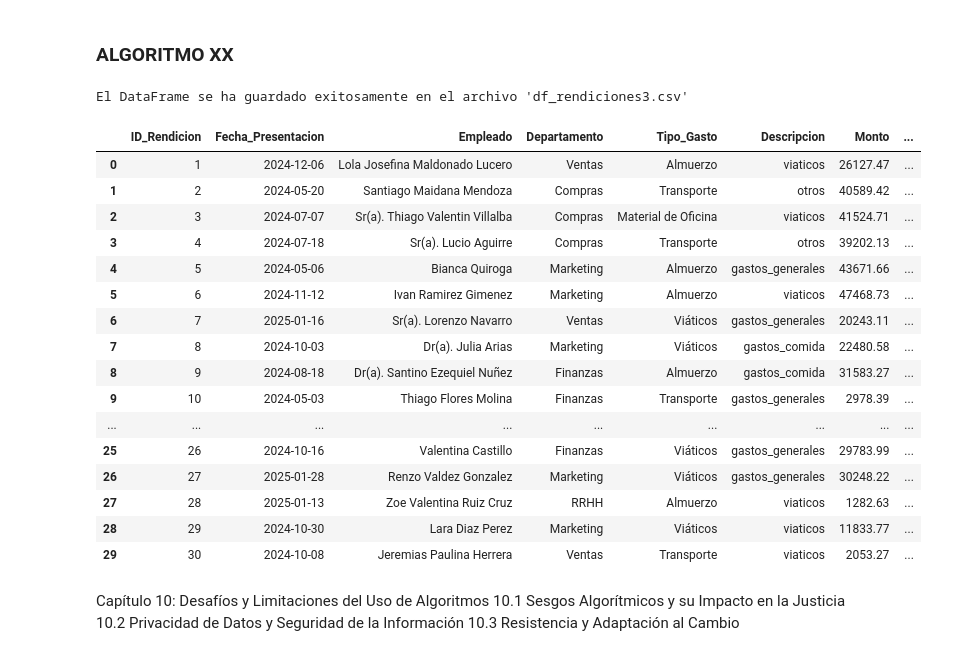
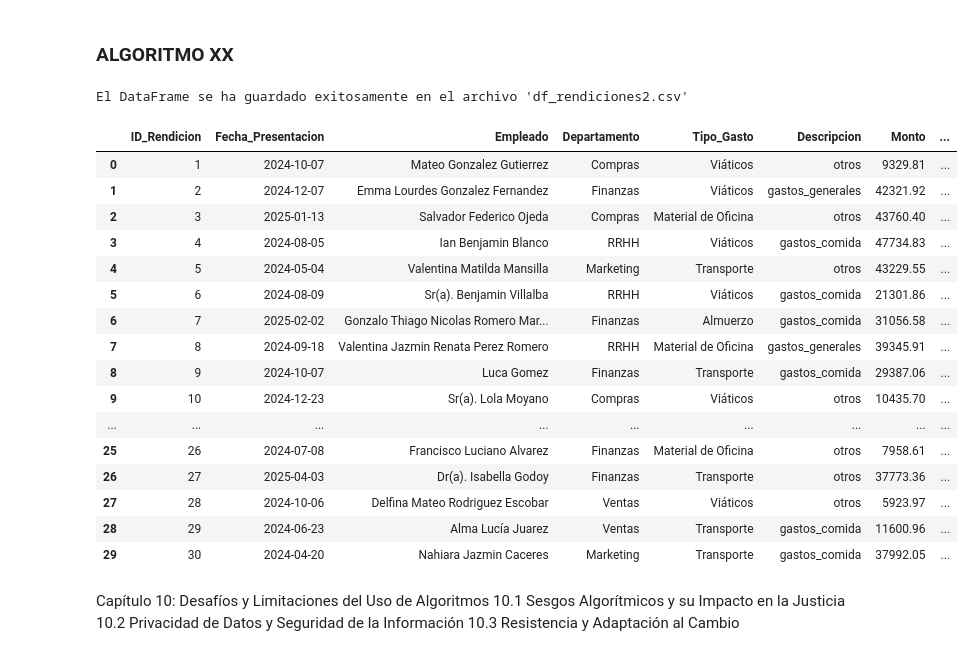
Before and after one commit to Viny2030/Libro_Algoritmos_contra_fraude_corrupcion, a Jupyter notebook: datasetlibro.ipynb, the cells around one changed output. Cells and saved outputs as stored; diff of their text form; code cells hidden in the pictures.

```diff
--- a/datasetlibro.ipynb
+++ b/datasetlibro.ipynb
@@ -1321,51 +1317,51 @@ data_rendiciones = {
     'ID_Rendicion': range(1, num_rendiciones + 1),
     'Fecha_Presentacion': pd.to_datetime([fake.date_between(start_date='-365d', end_date='today') for _ in range(num_rendiciones)]),
     'Empleado': [fake.name() for _ in range(num_rendiciones)],
     'Departamento': [random.choice(['Ventas', 'Marketing', 'Compras', 'RRHH', 'Finanzas']) for _ in range(num_rendiciones)],
     'Tipo_Gasto': [random.choice(['Viáticos', 'Material de Oficina', 'Almuerzo', 'Transporte', 'Otros']) for _ in range(num_rendiciones)],
     'Descripcion': [fake.random_element(elements=('gastos_generales', 'viaticos', 'gastos_comida', 'otros')) for _ in range(num_rendiciones)], #Correción aquí
     'Monto': np.random.uniform(1000, 50000, num_rendiciones).round(2),
     'Justificante_Adjunto': random.choices(['Sí', 'No'], weights=[0.8, 0.2], k=num_rendiciones),
     'Estado_Aprobacion': [random.choice(['Aprobado', 'Pendiente', 'Rechazado']) for _ in range(num_rendiciones)],
     'Es_Sospechoso': np.zeros(num_rendiciones, dtype=int)
 }
 
 df_rendiciones = pd.DataFrame(data_rendiciones)
 
 # Función para marcar como sospechoso si el estado de aprobación es "Rechazado"
 def marcar_sospechoso(row):
     if row['Estado_Aprobacion'] == 'Rechazado':
         return 1
     else:
         return 0
 
 # Aplica la función a cada fila del DataFrame para crear la columna 'Es_Sospechoso'
 df_rendiciones['Es_Sospechoso'] = df_rendiciones.apply(marcar_sospechoso, axis=1)
 
-nombre_archivo_csv = 'df_rendiciones3.csv'
+nombre_archivo_csv = 'df_rendiciones2.csv'
 df_rendiciones.to_csv(nombre_archivo_csv, index=False)
 
 print(f"El DataFrame se ha guardado exitosamente en el archivo '{nombre_archivo_csv}'")
 df_rendiciones
 # %% [output]
-El DataFrame se ha guardado exitosamente en el archivo 'df_rendiciones3.csv'
+El DataFrame se ha guardado exitosamente en el archivo 'df_rendiciones2.csv'
 |  | ID_Rendicion | Fecha_Presentacion | Empleado | Departamento | Tipo_Gasto | Descripcion | Monto | ... |
-| 0 | 1 | 2024-12-06 | Lola Josefina Maldonado Lucero | Ventas | Almuerzo | viaticos | 26127.47 | ... |
-| 1 | 2 | 2024-05-20 | Santiago Maidana Mendoza | Compras | Transporte | otros | 40589.42 | ... |
-| 2 | 3 | 2024-07-07 | Sr(a). Thiago Valentin Villalba | Compras | Material de Oficina | viaticos | 41524.71 | ... |
-| 3 | 4 | 2024-07-18 | Sr(a). Lucio Aguirre | Compras | Transporte | otros | 39202.13 | ... |
-| 4 | 5 | 2024-05-06 | Bianca Quiroga | Marketing | Almuerzo | gastos_generales | 43671.66 | ... |
-| 5 | 6 | 2024-11-12 | Ivan Ramirez Gimenez | Marketing | Almuerzo | viaticos | 47468.73 | ... |
-| 6 | 7 | 2025-01-16 | Sr(a). Lorenzo Navarro | Ventas | Viáticos | gastos_generales | 20243.11 | ... |
-| 7 | 8 | 2024-10-03 | Dr(a). Julia Arias | Marketing | Viáticos | gastos_comida | 22480.58 | ... |
-| 8 | 9 | 2024-08-18 | Dr(a). Santino Ezequiel Nuñez | Finanzas | Almuerzo | gastos_comida | 31583.27 | ... |
-| 9 | 10 | 2024-05-03 | Thiago Flores Molina | Finanzas | Transporte | gastos_generales | 2978.39 | ... |
+| 0 | 1 | 2024-10-07 | Mateo Gonzalez Gutierrez | Compras | Viáticos | otros | 9329.81 | ... |
+| 1 | 2 | 2024-12-07 | Emma Lourdes Gonzalez Fernandez | Finanzas | Viáticos | gastos_generales | 42321.92 | ... |
+| 2 | 3 | 2025-01-13 | Salvador Federico Ojeda | Compras | Material de Oficina | otros | 43760.40 | ... |
+| 3 | 4 | 2024-08-05 | Ian Benjamin Blanco | RRHH | Viáticos | gastos_comida | 47734.83 | ... |
+| 4 | 5 | 2024-05-04 | Valentina Matilda Mansilla | Marketing | Transporte | otros | 43229.55 | ... |
+| 5 | 6 | 2024-08-09 | Sr(a). Benjamin Villalba | RRHH | Viáticos | gastos_comida | 21301.86 | ... |
+| 6 | 7 | 2025-02-02 | Gonzalo Thiago Nicolas Romero Mar... | Finanzas | Almuerzo | gastos_comida | 31056.58 | ... |
+| 7 | 8 | 2024-09-18 | Valentina Jazmin Renata Perez Romero | RRHH | Material de Oficina | gastos_generales | 39345.91 | ... |
+| 8 | 9 | 2024-10-07 | Luca Gomez | Finanzas | Transporte | gastos_comida | 29387.06 | ... |
+| 9 | 10 | 2024-12-23 | Sr(a). Lola Moyano | Compras | Viáticos | otros | 10435.70 | ... |
 | ... | ... | ... | ... | ... | ... | ... | ... | ... |
-| 25 | 26 | 2024-10-16 | Valentina Castillo | Finanzas | Viáticos | gastos_generales | 29783.99 | ... |
-| 26 | 27 | 2025-01-28 | Renzo Valdez Gonzalez | Marketing | Viáticos | gastos_generales | 30248.22 | ... |
-| 27 | 28 | 2025-01-13 | Zoe Valentina Ruiz Cruz | RRHH | Almuerzo | viaticos | 1282.63 | ... |
-| 28 | 29 | 2024-10-30 | Lara Diaz Perez | Marketing | Viáticos | viaticos | 11833.77 | ... |
-| 29 | 30 | 2024-10-08 | Jeremias Paulina Herrera | Ventas | Transporte | viaticos | 2053.27 | ... |
+| 25 | 26 | 2024-07-08 | Francisco Luciano Alvarez | Finanzas | Material de Oficina | otros | 7958.61 | ... |
+| 26 | 27 | 2025-04-03 | Dr(a). Isabella Godoy | Finanzas | Transporte | otros | 37773.36 | ... |
+| 27 | 28 | 2024-10-06 | Delfina Mateo Rodriguez Escobar | Ventas | Viáticos | otros | 5923.97 | ... |
+| 28 | 29 | 2024-06-23 | Alma Lucía Juarez | Ventas | Transporte | gastos_comida | 11600.96 | ... |
+| 29 | 30 | 2024-04-20 | Nahiara Jazmin Caceres | Marketing | Transporte | gastos_comida | 37992.05 | ... |
 # %% [markdown]
 Capítulo 10: Desafíos y Limitaciones del Uso de Algoritmos
 10.1 Sesgos Algorítmicos y su Impacto en la Justicia
```
Also changed, not shown: parts of 21 cells of this notebook.
